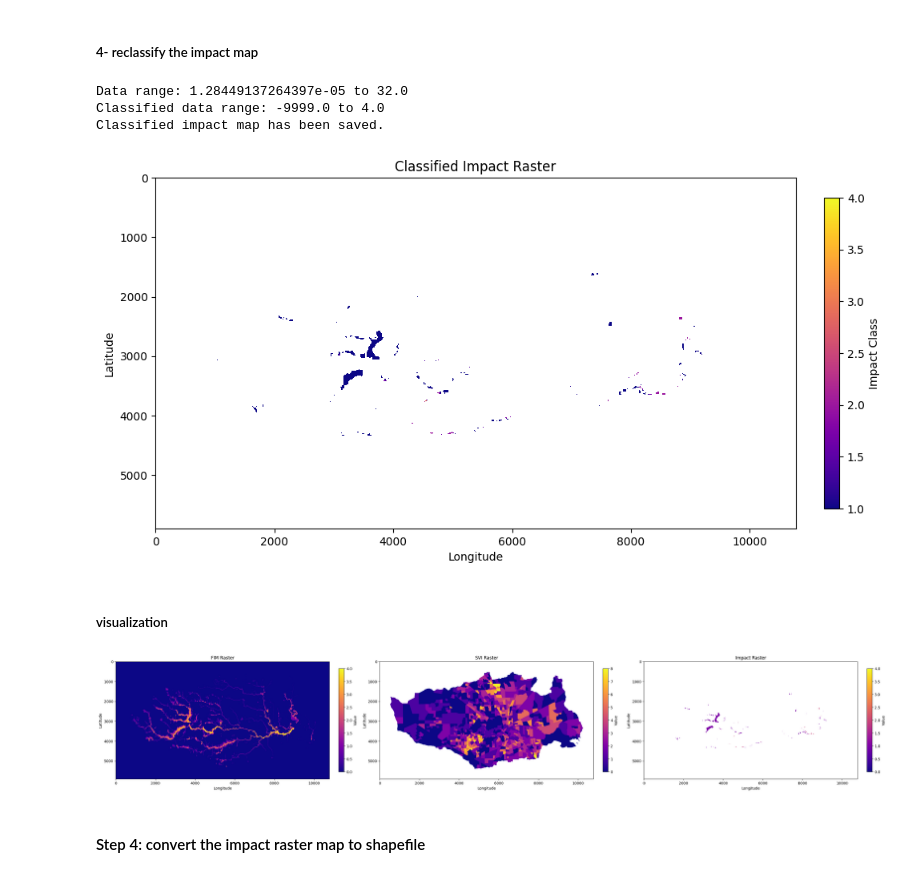
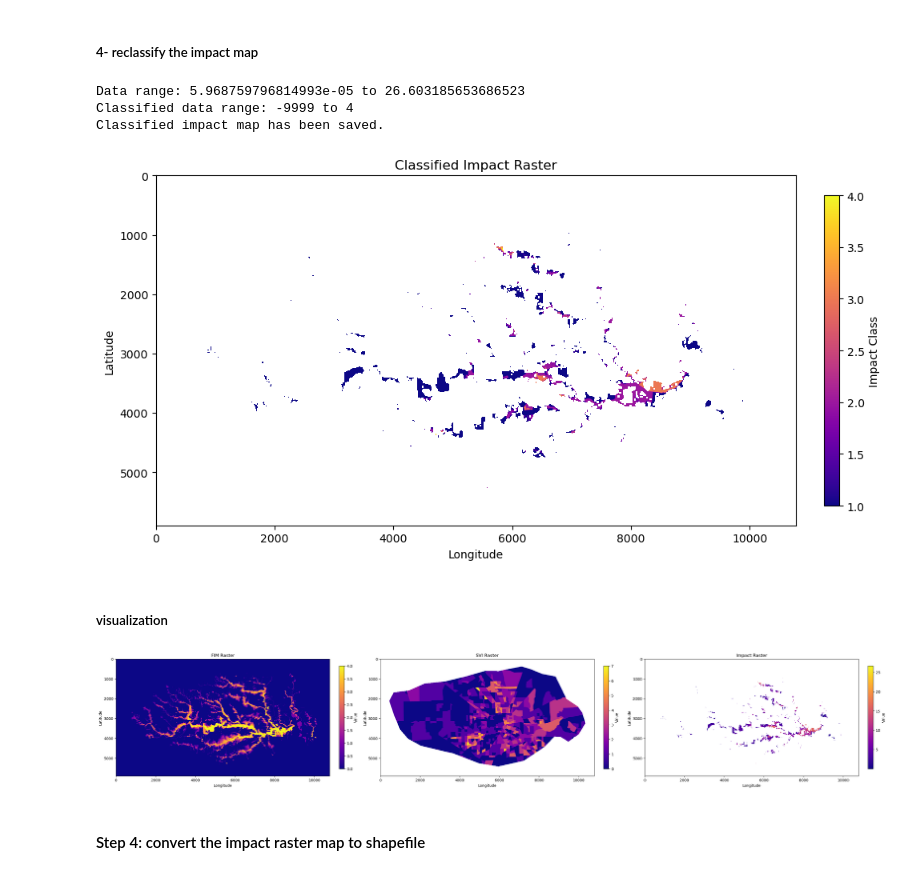
Before and after one commit to clynwatts/Impact_Map_Forecasting, a Jupyter notebook: Texas_example/Impact_Map_generation_w_premade_FIM.ipynb, the cells around one changed output. Drawn from its saved outputs; the diff is of its cells as text; code cells hidden in the pictures.

```diff
--- a/Texas_example/Impact_Map_generation_w_premade_FIM.ipynb
+++ b/Texas_example/Impact_Map_generation_w_premade_FIM.ipynb
@@ -344,10 +320,8 @@ import os
 from osgeo import gdal
 import rasterio
 
-# Define the paths to the raster files
-svi_raster_path = r'D:/Hesham/CUAHSI/Geospatial/Jupyter N3/svi_raster.tif'
-fim_raster_path = r'D:/Hesham/CUAHSI/Geospatial/Jupyter N3/fim_raster.tif'
-aligned_svi_raster_path = r'D:/Hesham/CUAHSI/Geospatial/Jupyter N3/aligned_svi_raster.tif'
+# Define the paths to put the new aligned SVI raster
+aligned_svi_raster_path =  r'C:/Users/Lyn/Documents/Programming/Python_codes/Impact_Map_Forecasting/Texas_example/aligned_svi_raster.tif'
 
 # Open the FIM raster to get the projection, geotransform, and size
 fim_ds = gdal.Open(fim_raster_path)
@@ -495,8 +438,8 @@ def reclassify_fim(input_path, output_path):
         with rasterio.open(output_path, 'w', **meta) as dst:
             dst.write(reclassified_data.astype('float32'), 1)
 
-fim_raster_path = r'D:/Hesham/CUAHSI/Geospatial/Jupyter N3/fim_raster.tif'
-reclassified_fim_path = r'D:/Hesham/CUAHSI/Geospatial/Jupyter N4/reclassified_fim_raster2.tif'
+# Define the paths for the reclassified FIM raster
+reclassified_fim_path = r'C:/Users/Lyn/Documents/Programming/Python_codes/Impact_Map_Forecasting/Texas_example/reclassified_fim_raster.tif'
 
 reclassify_fim(fim_raster_path, reclassified_fim_path)
 print("Reclassified FIM raster has been saved.")
@@ -563,8 +525,8 @@ def mask_zeros(input_path, output_path):
         with rasterio.open(output_path, 'w', **meta) as dst:
             dst.write(masked_data.astype('float32'), 1)
 
-impact_raster_path = r'D:/Hesham/CUAHSI/Geospatial/Jupyter N4/impact_rastertest.tif'
-masked_impact_raster_path = r'D:/Hesham/CUAHSI/Geospatial/Jupyter N4/masked_impact_raster.tif'
+# Define the paths for the masked impact raster
+masked_impact_raster_path = r'C:/Users/Lyn/Documents/Programming/Python_codes/Impact_Map_Forecasting/Texas_example/masked_impact_raster.tif'
 
 mask_zeros(impact_raster_path, masked_impact_raster_path)
 print("Masked impact map has been saved.")
@@ -634,8 +596,8 @@ def classify_raster(input_path, output_path):
         with rasterio.open(output_path, 'w', **meta) as dst:
             dst.write(classified_data.astype('float32'), 1)
 
-masked_impact_raster_path = r'D:/Hesham/CUAHSI/Geospatial/Jupyter N4/masked_impact_raster.tif'
-classified_impact_raster_path = r'D:/Hesham/CUAHSI/Geospatial/Jupyter N4/classified_impact_raster.tif'
+classified_impact_raster_path = r'C:/Users/Lyn/Documents/Programming/Python_codes/Impact_Map_Forecasting/Texas_example/classified_impact_raster.tif'
+masked_impact_raster_path = r'C:/Users/Lyn/Documents/Programming/Python_codes/Impact_Map_Forecasting/Texas_example/masked_impact_raster.tif'
 
 classify_raster(masked_impact_raster_path, classified_impact_raster_path)
 print("Classified impact map has been saved.")
@@ -667,10 +629,10 @@ cbar.set_label('Impact Class')
 plt.tight_layout()
 plt.show()
 # %% [output]
-Data range: 1.28449137264397e-05 to 32.0
-Classified data range: -9999.0 to 4.0
+Data range: 5.968759796814993e-05 to 26.603185653686523
+Classified data range: -9999 to 4
 Classified impact map has been saved.
-[figure, old version]
+[figure, new version]
 # %% [markdown]
 ##### visualization
 # %%
@@ -679,9 +641,9 @@ import matplotlib.pyplot as plt
 from matplotlib.colors import Normalize
 
 # Paths to the raster files
-fim_raster_path = r'D:/Hesham/CUAHSI/Geospatial/Jupyter N4/reclassified_fim_raster2.tif'
-svi_raster_path = r'D:/Hesham/CUAHSI/Geospatial/Jupyter N3/aligned_svi_raster.tif'
-impact_raster_path = r'D:/Hesham/CUAHSI/Geospatial/Jupyter N4/classified_impact_raster1.tif'
+fim_raster_path = clipped_fim_raster_path
+svi_raster_path = svi_raster_path
+impact_raster_path = masked_impact_raster_path
 
 def plot_raster(ax, raster_path, title):
     with rasterio.open(raster_path) as src:
@@ -695,34 +657,34 @@ def plot_raster(ax, raster_path, title):
         ax.set_xlabel('Longitude')
         ax.set_ylabel('Latitude')
         return img
 
 # Create a figure with subplots
 fig, axes = plt.subplots(1, 3, figsize=(30, 10))
 
 # Plot the FIM raster
 img1 = plot_raster(axes[0], fim_raster_path, "FIM Raster")
 
 # Plot the SVI raster
 img2 = plot_raster(axes[1], svi_raster_path, "SVI Raster")
 
 # Plot the impact raster
 img3 = plot_raster(axes[2], impact_raster_path, "Impact Raster")
 
 # Add colorbars with size control
 cbar1 = fig.colorbar(img1, ax=axes[0], fraction=0.046, pad=0.04, shrink=0.4)
 cbar1.set_label('Value')
 
 cbar2 = fig.colorbar(img2, ax=axes[1], fraction=0.046, pad=0.04, shrink=0.4)
 cbar2.set_label('Value')
 
 cbar3 = fig.colorbar(img3, ax=axes[2], fraction=0.046, pad=0.04, shrink=0.4)
 cbar3.set_label('Value')
 
 # Adjust layout
 plt.tight_layout()
 plt.show()
 # %% [output]
-[figure, old version]
+[figure, new version]
 # %% [markdown]
 #### Step 4: convert the impact raster map to shapefile
 # %%
```
Also changed, not shown: parts of 21 cells of this notebook, 14 other files.
